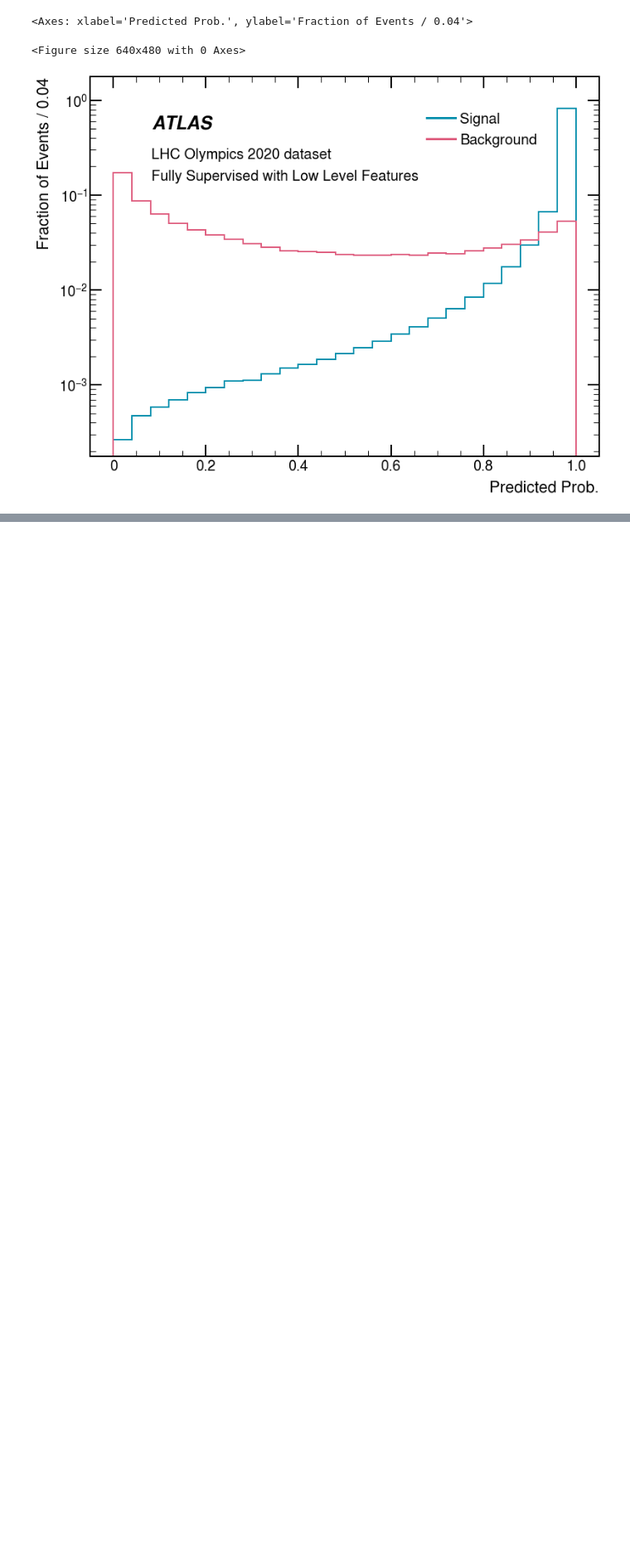
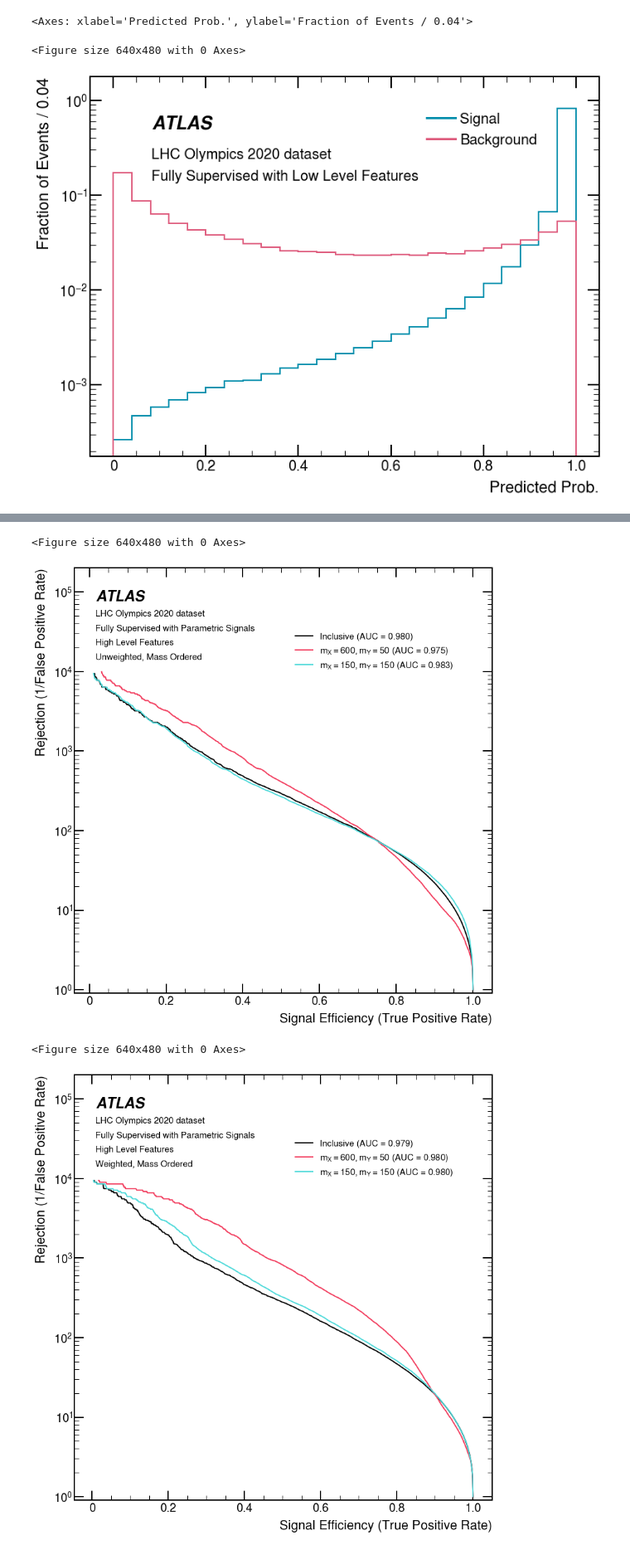
Before and after one commit to AlkaidCheng/anomaly_detection, a Jupyter notebook: notebooks/N05A-FullySupervisedTraining-Parameterised-HighLevel.ipynb, the cells around one changed output, grey strips where cells are left out. Shown at 83% size. Saved outputs shown, nothing was run; the diff lists cells and outputs as text; code cells hidden in the pictures; blank space fills up the shorter version.

Commit message:
update notebooks for the parameterised training

```diff
--- a/notebooks/N05A-FullySupervisedTraining-Parameterised-HighLevel.ipynb
+++ b/notebooks/N05A-FullySupervisedTraining-Parameterised-HighLevel.ipynb
@@ -538,0 +546,17 @@ plotter.draw('score', xlabel='Predicted Prob.', bin_range=(0, 1), logy=True)
+# %%
+import os
+import json
+import numpy as np
+import pandas as pd
+scenarios = ["mass_ordered_unweighted",
+             "mass_ordered_weighted",
+             "mass_unordered_unweighted",
+             "mass_unordered_weighted"]
+checkpoint_dir = "/pscratch/sd/c/chlcheng/model_checkpoints/LHCO_AD/fully_supervised/"
+scenario_dfs = {}
+for scenario in scenarios:
+    filename = os.path.join(checkpoint_dir, f"param_high_level_10M_events_SR_{scenario}_v2", "test_results.json")
+    data = json.load(open(filename))
+    for key in data:
+        data[key] = np.array(data[key])
+    scenario_dfs[scenario] = pd.DataFrame(data)
@@ -538,0 +688,61 @@ plotter.draw('score', xlabel='Predicted Prob.', bin_range=(0, 1), logy=True)
+# %%
+import matplotlib.pyplot as plt
+from quickstats.utils.common_utils import combine_dict
+from quickstats.plots import General1DPlot
+analysis_label_options = {
+    'colab': 'ATLAS',
+    'status': '',
+    'energy' : None,
+    'lumi' : None,
+    'dy': 0.03,
+    'dy_main': 0,
+    'loc': (0.05, 0.95),
+    'extra_text': f'LHC Olympics 2020 dataset//Fully Supervised with Parametric Signals//High Level Features'
+}
+styles = {
+    'figure': {
+        'figsize': (11.111, 11.111),
+    },
+    'legend': {
+        'loc': (0.52, 0.75),
+        'fontsize': 15
+    },
+    'text': {
+        'fontsize': 15
+    }
+}
+scenario_map = {
+    'mass_ordered_weighted': 'Weighted, Mass Ordered',
+    'mass_ordered_unweighted': 'Unweighted, Mass Ordered',
+    'mass_unordered_weighted': 'Weighted, Mass Not Ordered',
+    'mass_unordered_unweighted': 'Unweighted, Mass Not Ordered'
+}
+for scenario in scenarios:
+    dfs = target_mass_dfs[scenario]
+    label_map = {}
+    for mass_point in dfs:
+        roc_auc = aucs[scenario][mass_point]
+        if mass_point == 'inclusive':
+            label = f'Inclusive'
+        else:
+            m1, m2 = mass_point.split("_")
+            label = f'$m_X={m1}, m_Y={m2}$'
+        label += f' (AUC = {roc_auc:.3f})'
+        label_map[mass_point] = label
+    alo = combine_dict(analysis_label_options)
+    alo['extra_text'] += f'//{scenario_map[scenario]}'
+    plotter = General1DPlot(dfs, analysis_label_options=alo,
+                            color_cycle='default', styles=styles, label_map=label_map)
+    ax = plotter.draw("tpr", "fpr_inv",
+                      logy=True,
+                      xlabel="Signal Efficiency (True Positive Rate)",
+                      ylabel="Rejection (1/False Positive Rate)",
+                      ymax=2e5,
+                      ymin=0.9)
+    plt.show()
+    #ax.fill_between(tpr_manual, roc_std[0], roc_std[1], color='rust', alpha=0.3)
+# %% [output]
+<Figure size 640x480 with 0 Axes>
+[figure, added]
+<Figure size 640x480 with 0 Axes>
+[figure, added]
```
Also changed, not shown: parts of 18 cells of this notebook, 7 other files.
